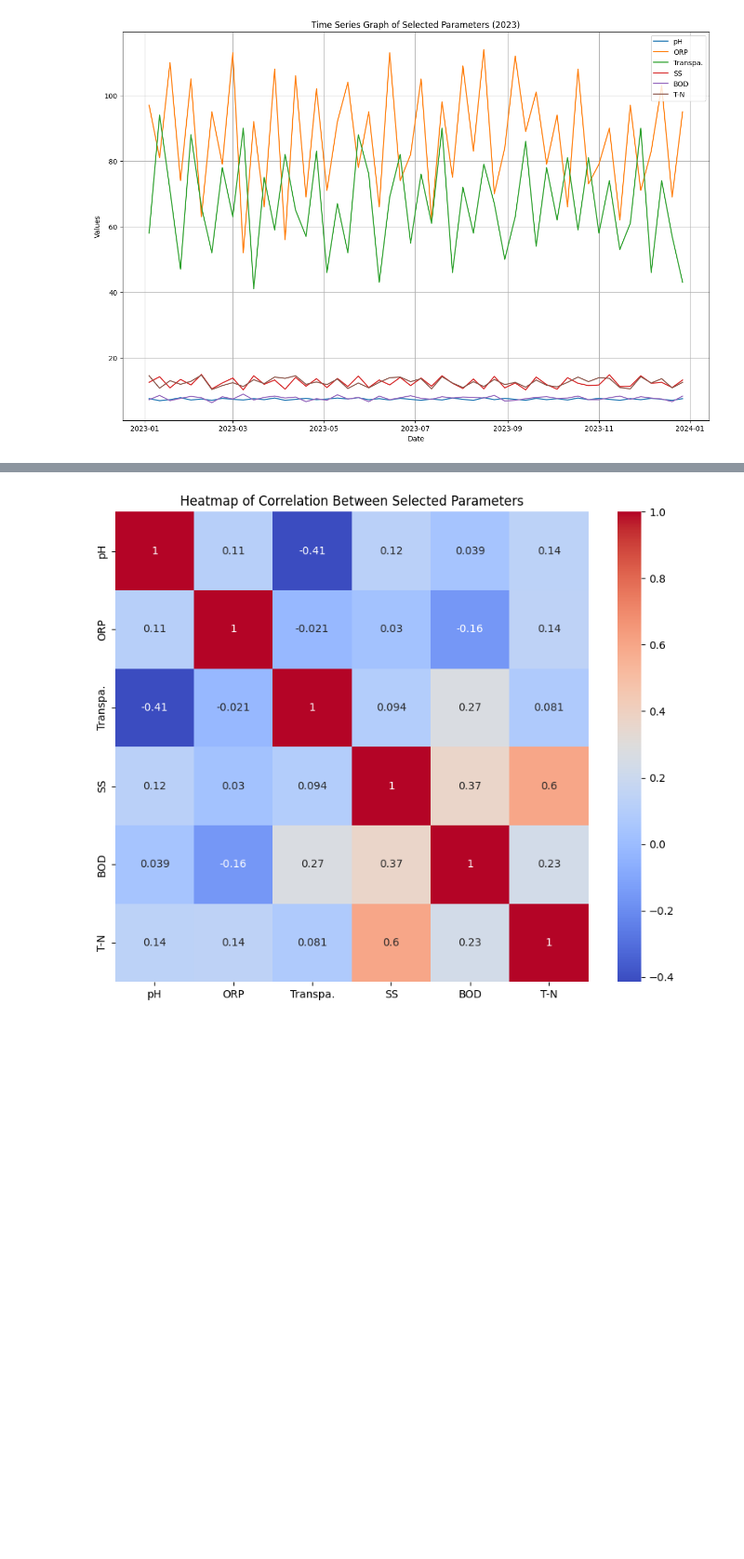
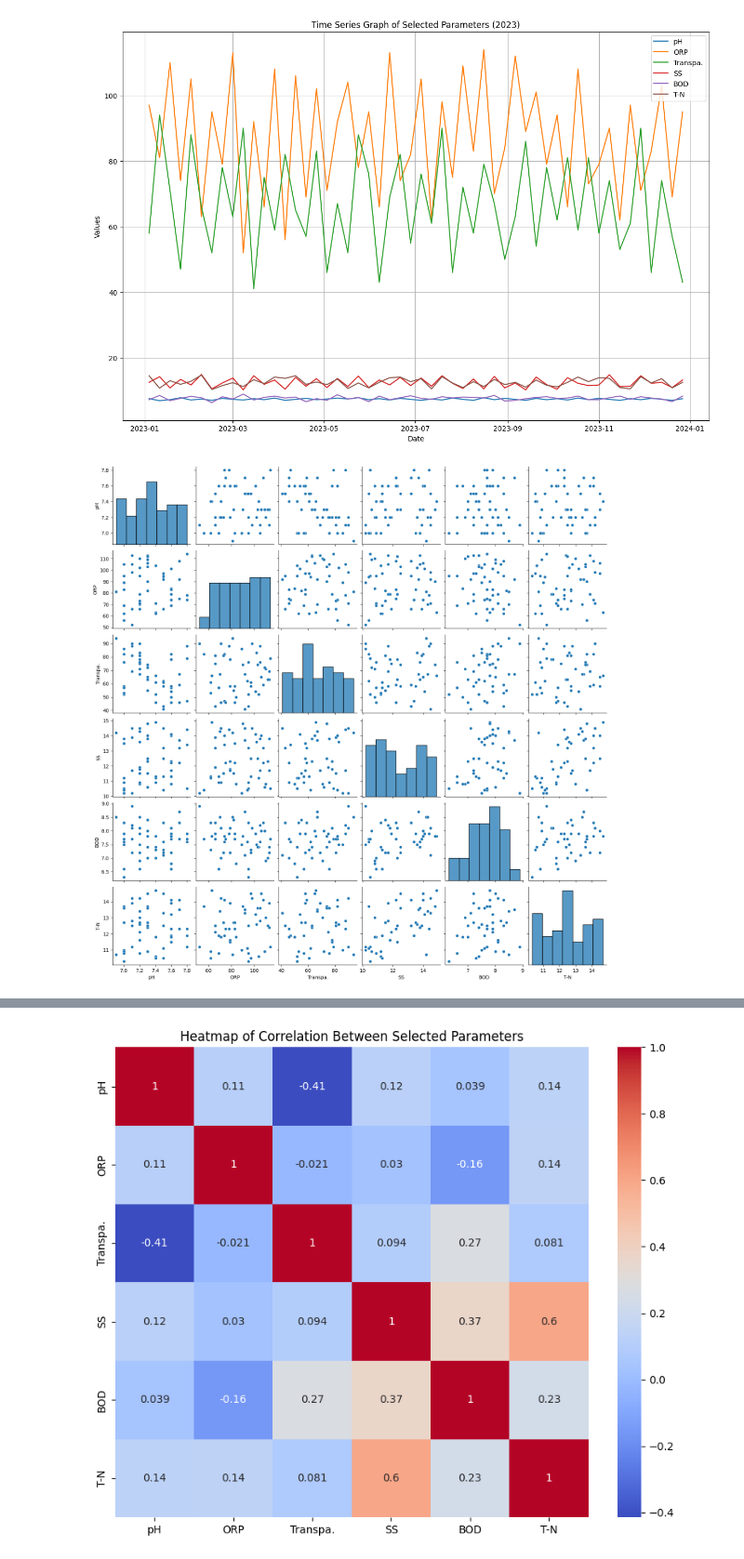
Before and after one commit to ShoheiHorikawa/time-series-analysis, a Jupyter notebook: analysis1.ipynb, the cells around one changed output, grey strips where cells are left out. Shown at 93% size. Cells and saved outputs as stored; diff of their text form; code cells hidden in the pictures; blank space fills up the shorter version.

```diff
--- a/analysis1.ipynb
+++ b/analysis1.ipynb
@@ -69,3 +75,8 @@ plt.grid(True)
 plt.show()
 # %% [output]
 [figure]
+# %%
+sns.pairplot(data[columns_to_plot])
+plt.show()
+# %% [output]
+[figure, added]
```
Also changed, not shown: parts of 10 cells of this notebook, 2 other files.
